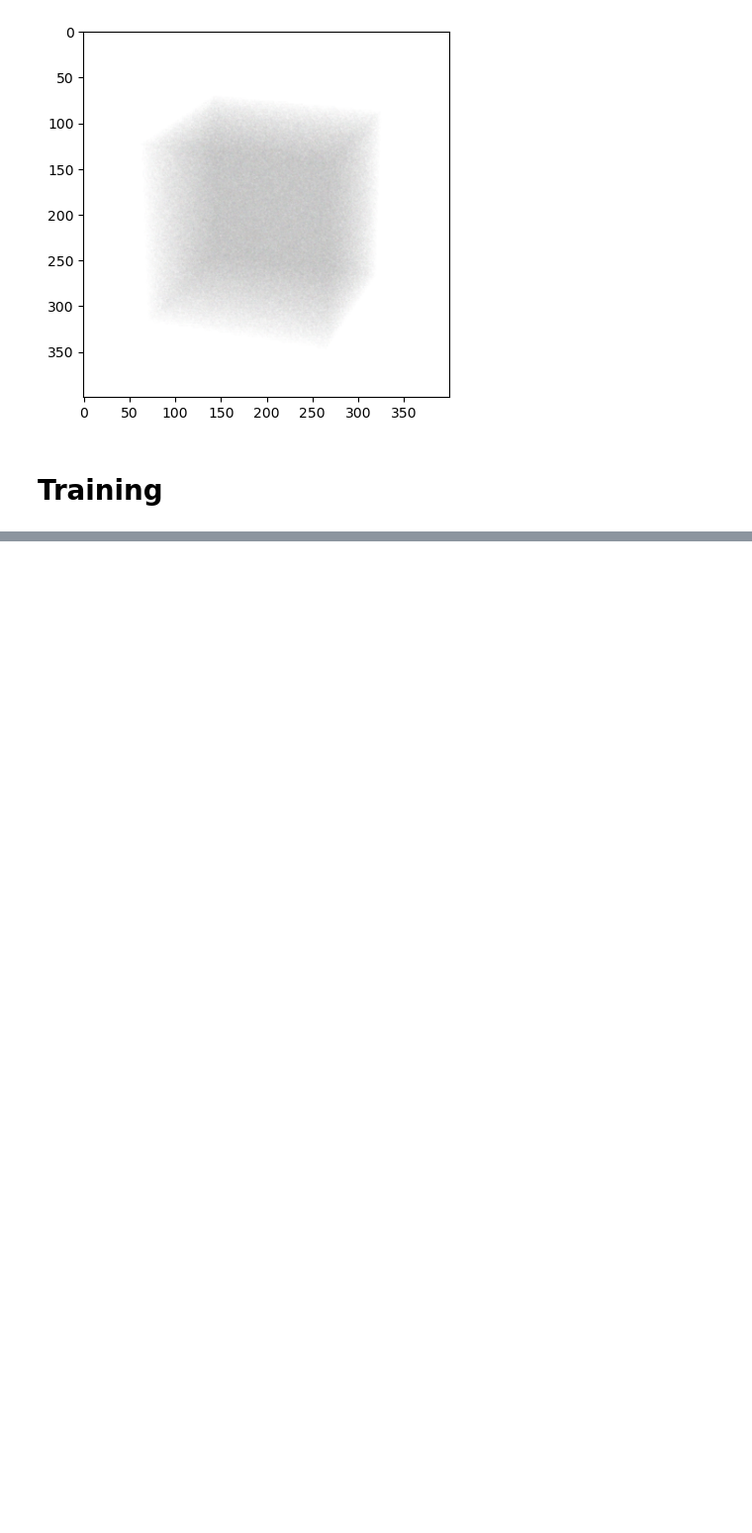
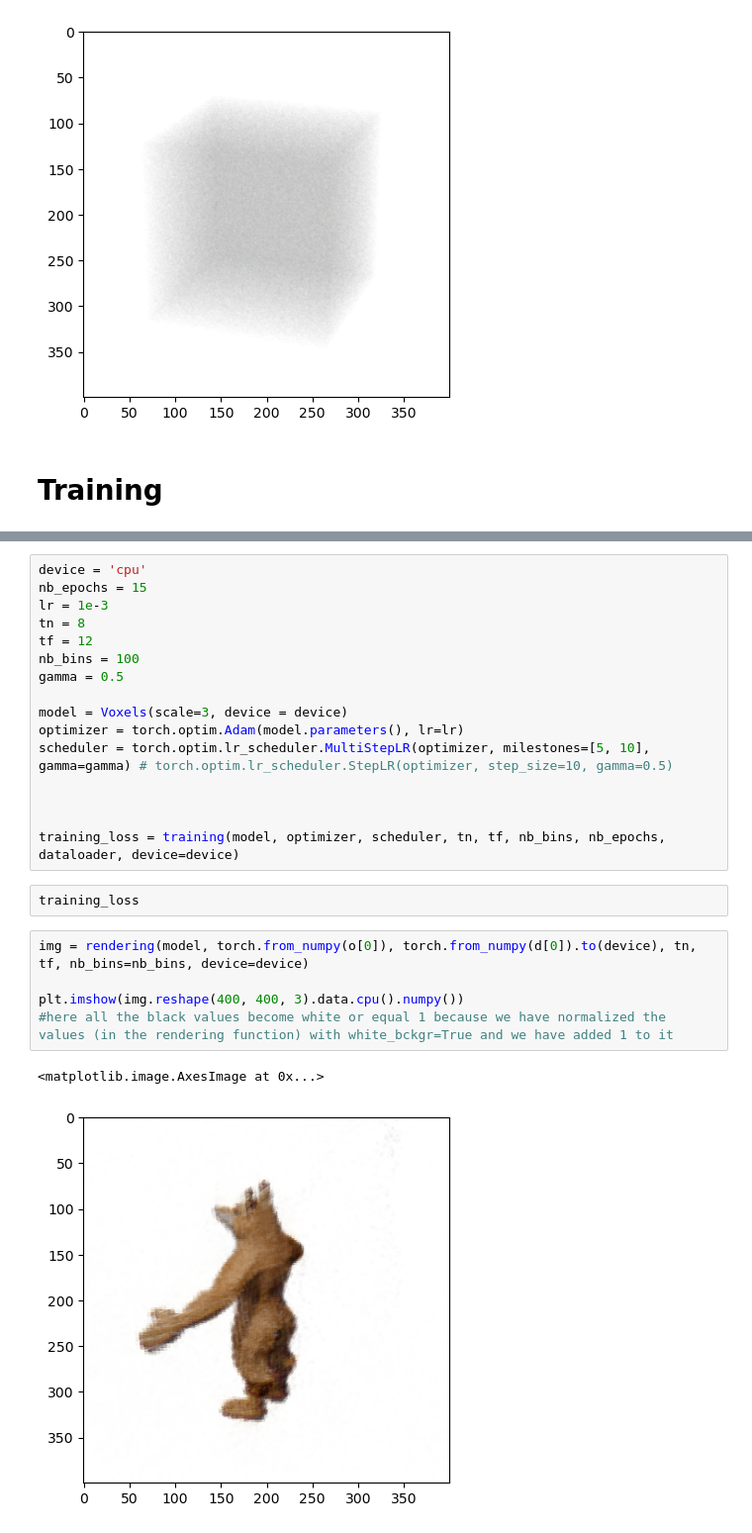
Before and after one commit to itsMustafamr/NerF, a Jupyter notebook: Voxel-reconstruction.ipynb, the cells around one changed output, grey strips where cells are left out. Shown at 99% size. Saved outputs shown, nothing was run; the diff lists cells and outputs as text; blank space fills up the shorter version.

Commit message:
here we have removed all the black backgroud by giving white_bagr = true then adding 1

```diff
--- a/Voxel-reconstruction.ipynb
+++ b/Voxel-reconstruction.ipynb
@@ -47,0 +74,26 @@ plt.imshow(img.reshape(400, 400, 3).data.cpu().numpy())
+# %%
+device = 'cpu'
+nb_epochs = 15
+lr = 1e-3
+tn = 8
+tf = 12
+nb_bins = 100
+gamma = 0.5
+
+model = Voxels(scale=3, device = device)
+optimizer = torch.optim.Adam(model.parameters(), lr=lr)
+scheduler = torch.optim.lr_scheduler.MultiStepLR(optimizer, milestones=[5, 10], gamma=gamma) # torch.optim.lr_scheduler.StepLR(optimizer, step_size=10, gamma=0.5)
+
+
+
+training_loss = training(model, optimizer, scheduler, tn, tf, nb_bins, nb_epochs, dataloader, device=device)
+# %%
+training_loss
+# %%
+img = rendering(model, torch.from_numpy(o[0]), torch.from_numpy(d[0]).to(device), tn, tf, nb_bins=nb_bins, device=device)
+
+plt.imshow(img.reshape(400, 400, 3).data.cpu().numpy())
+#here all the black values become white or equal 1 because we have normalized the values (in the rendering function) with white_bckgr=True and we have added 1 to it
+# %% [output]
+<matplotlib.image.AxesImage at 0x...>
+[figure, added]
```
Also changed, not shown: parts of 3 cells of this notebook.
